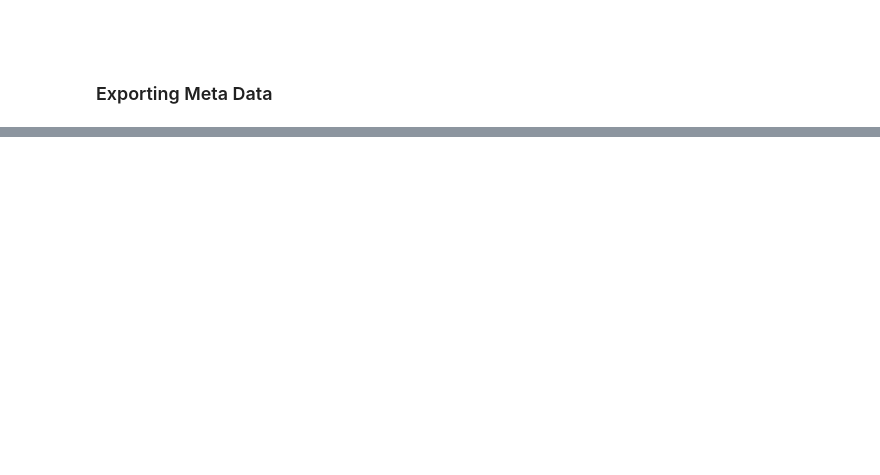
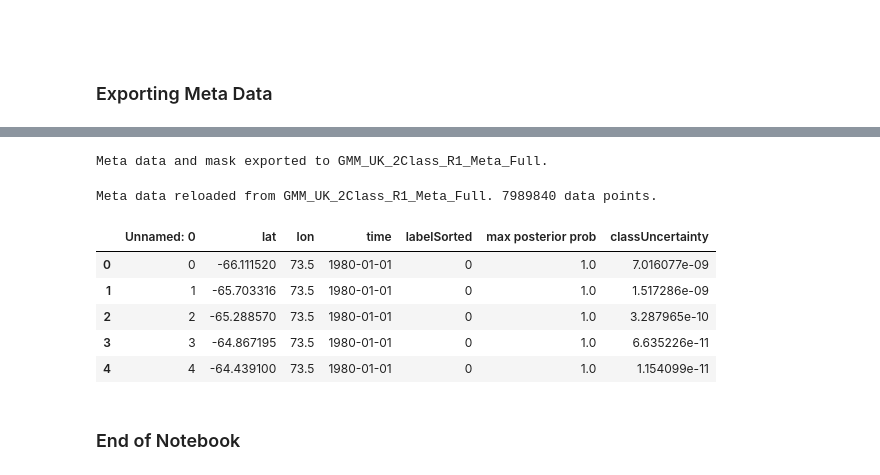
Before and after one commit to el1247/BAS_AI4ER_SAM, a Jupyter notebook: notebooks/exploratory/3.1_el_GMMTemperatureProfileClassification2.ipynb, the cells around one changed output, grey strips where cells are left out. Drawn from its saved outputs; the diff is of its cells as text; code cells hidden in the pictures; blank space fills up the shorter version.

Commit message:
Full Data Set Classification

```diff
--- a/notebooks/exploratory/3.1_el_GMMTemperatureProfileClassification2.ipynb
+++ b/notebooks/exploratory/3.1_el_GMMTemperatureProfileClassification2.ipynb
@@ -827,10 +876,22 @@ sampleMetaDF.head()
 #Meta data export cell
 exportName = modelName + "_Meta_Full"
 sampleMetaDF.to_csv(exportName) #Exporting meta data
-print("Meta data and mask exported to "+ exportName +"".")
+print("Meta data and mask exported to "+ exportName +".")
+# %% [output]
+Meta data and mask exported to GMM_UK_2Class_R1_Meta_Full.
 # %%
 #Meta data reload cell
-importName = modelName + "_Meta_Updated_31"
+importName = modelName + "_Meta_Full"
 sampleMetaReload = pd.read_csv(importName)
-print("Meta data reloaded from "+ importName +".")
+print("Meta data reloaded from "+ importName +". "+str(len(sampleMetaReload))+" data points.")
 sampleMetaReload.head()
+# %% [output]
+Meta data reloaded from GMM_UK_2Class_R1_Meta_Full. 7989840 data points.
+|  | Unnamed: 0 | lat | lon | time | labelSorted | max posterior prob | classUncertainty |
+| 0 | 0 | -66.111520 | 73.5 | 1980-01-01 | 0 | 1.0 | 7.016077e-09 |
+| 1 | 1 | -65.703316 | 73.5 | 1980-01-01 | 0 | 1.0 | 1.517286e-09 |
+| 2 | 2 | -65.288570 | 73.5 | 1980-01-01 | 0 | 1.0 | 3.287965e-10 |
+| 3 | 3 | -64.867195 | 73.5 | 1980-01-01 | 0 | 1.0 | 6.635226e-11 |
+| 4 | 4 | -64.439100 | 73.5 | 1980-01-01 | 0 | 1.0 | 1.154099e-11 |
+# %% [markdown]
+### End of Notebook
```
Also changed, not shown: parts of 19 cells of this notebook, 1 other file.
